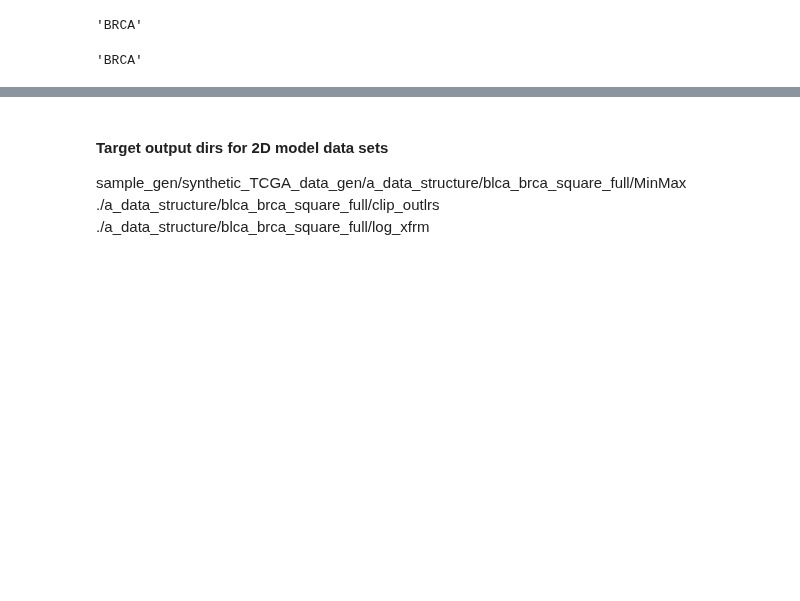
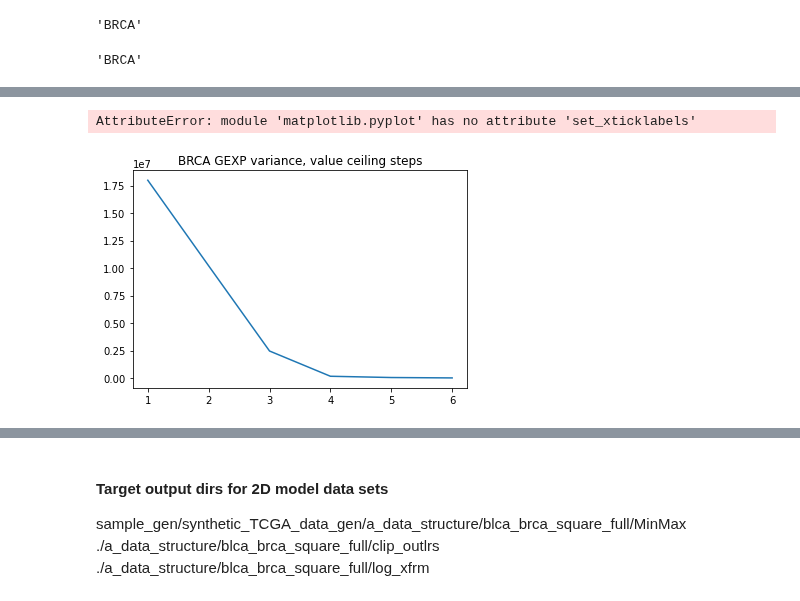
Before and after one commit to briankarlberg/synthetic_TCGA_data_gen, a Jupyter notebook: a_data_structure/a_data_structure_04.ipynb, the cells around one changed output, grey strips where cells are left out. Saved outputs shown, nothing was run; the diff lists cells and outputs as text; code cells hidden in the pictures; blank space fills up the shorter version.

```diff
--- a/a_data_structure/a_data_structure_04.ipynb
+++ b/a_data_structure/a_data_structure_04.ipynb
@@ -709,0 +799,7 @@ test_norm.to_csv('normalized_data/flat/'+cohort+'_X_test_'+d_shape+'_'+out_cut+'
+# %%
+plt.plot(step, var)
+plt.title('BRCA GEXP variance, value ceiling steps')
+plt.set_xticklabels(step_vals)
+# %% [output]
+AttributeError: module 'matplotlib.pyplot' has no attribute 'set_xticklabels'
+[figure, added]
```
Also changed, not shown: parts of 38 cells of this notebook, 1 other file.
